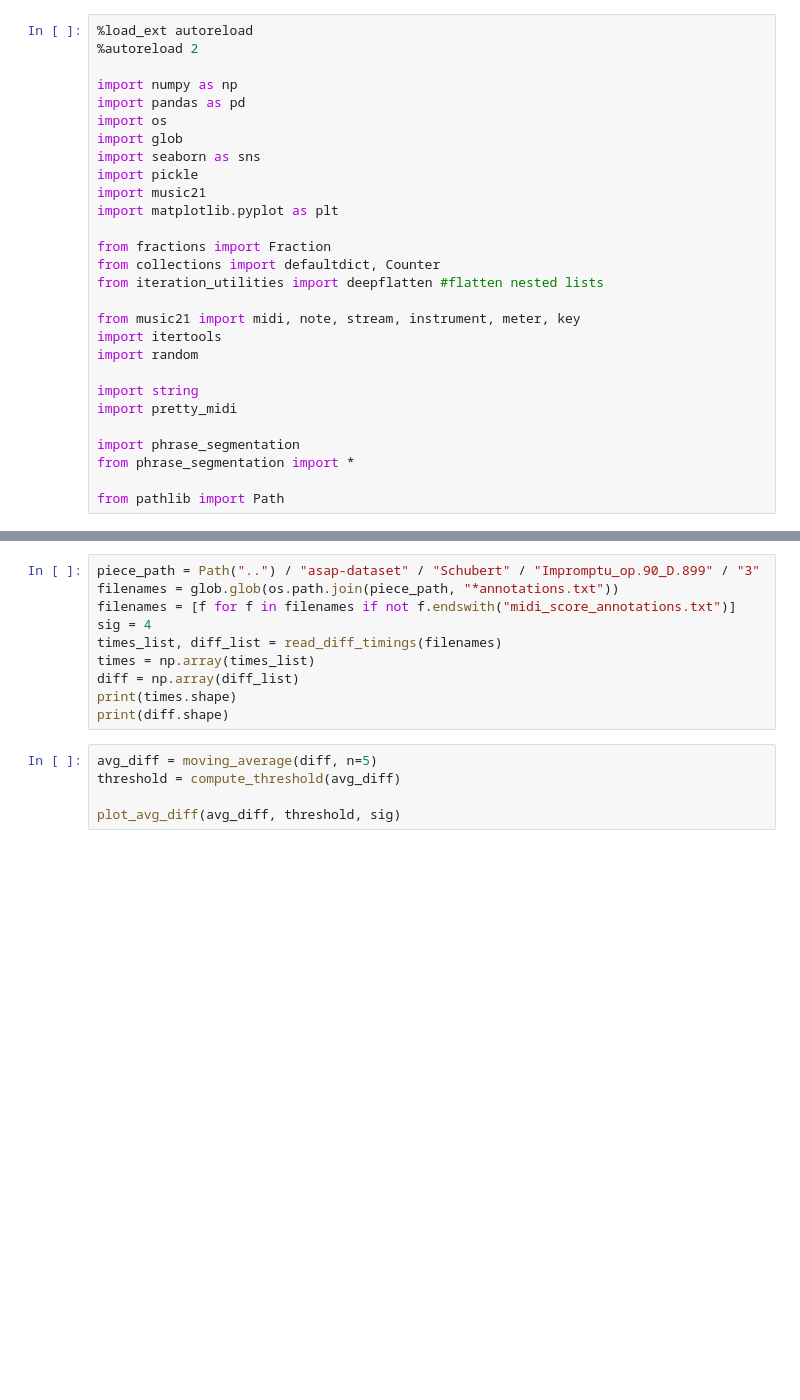
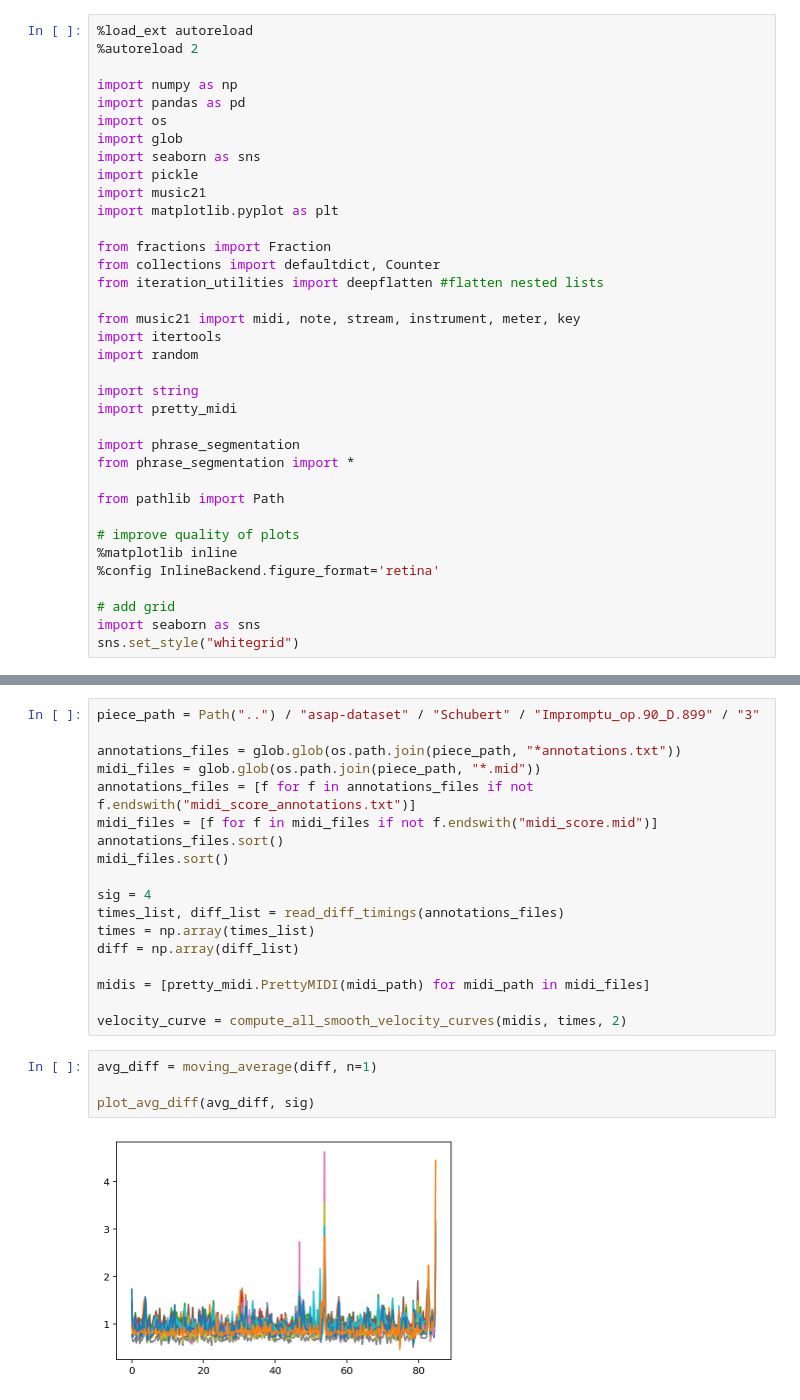
Before and after one commit to TalosSources/digital_musicology_homework_3, a Jupyter notebook: src/taskC1.ipynb, the cells around one changed output, grey strips where cells are left out. Drawn from its saved outputs; the diff is of its cells as text; blank space fills up the shorter version.

```diff
--- a/src/taskC1.ipynb
+++ b/src/taskC1.ipynb
@@ -26,3 +26,11 @@ import phrase_segmentation
 from phrase_segmentation import *
 
 from pathlib import Path
+
+# improve quality of plots
+%matplotlib inline
+%config InlineBackend.figure_format='retina'
+
+# add grid
+import seaborn as sns
+sns.set_style("whitegrid")
@@ -29,16 +40,25 @@ from pathlib import Path
 # %%
 piece_path = Path("..") / "asap-dataset" / "Schubert" / "Impromptu_op.90_D.899" / "3"
-filenames = glob.glob(os.path.join(piece_path, "*annotations.txt"))
-filenames = [f for f in filenames if not f.endswith("midi_score_annotations.txt")]
+
+annotations_files = glob.glob(os.path.join(piece_path, "*annotations.txt"))
+midi_files = glob.glob(os.path.join(piece_path, "*.mid"))
+annotations_files = [f for f in annotations_files if not f.endswith("midi_score_annotations.txt")]
+midi_files = [f for f in midi_files if not f.endswith("midi_score.mid")]
+annotations_files.sort()
+midi_files.sort()
+
 sig = 4
-times_list, diff_list = read_diff_timings(filenames)
+times_list, diff_list = read_diff_timings(annotations_files)
 times = np.array(times_list)
 diff = np.array(diff_list)
-print(times.shape)
-print(diff.shape)
+
+midis = [pretty_midi.PrettyMIDI(midi_path) for midi_path in midi_files]
+
+velocity_curve = compute_all_smooth_velocity_curves(midis, times, 2)
 # %%
-avg_diff = moving_average(diff, n=5)
-threshold = compute_threshold(avg_diff)
+avg_diff = moving_average(diff, n=1)
 
-plot_avg_diff(avg_diff, threshold, sig)
+plot_avg_diff(avg_diff, sig)
+# %% [output]
+[figure, added]
 # %%
```
Also changed, not shown: parts of 4 cells of this notebook, 7 other files.
